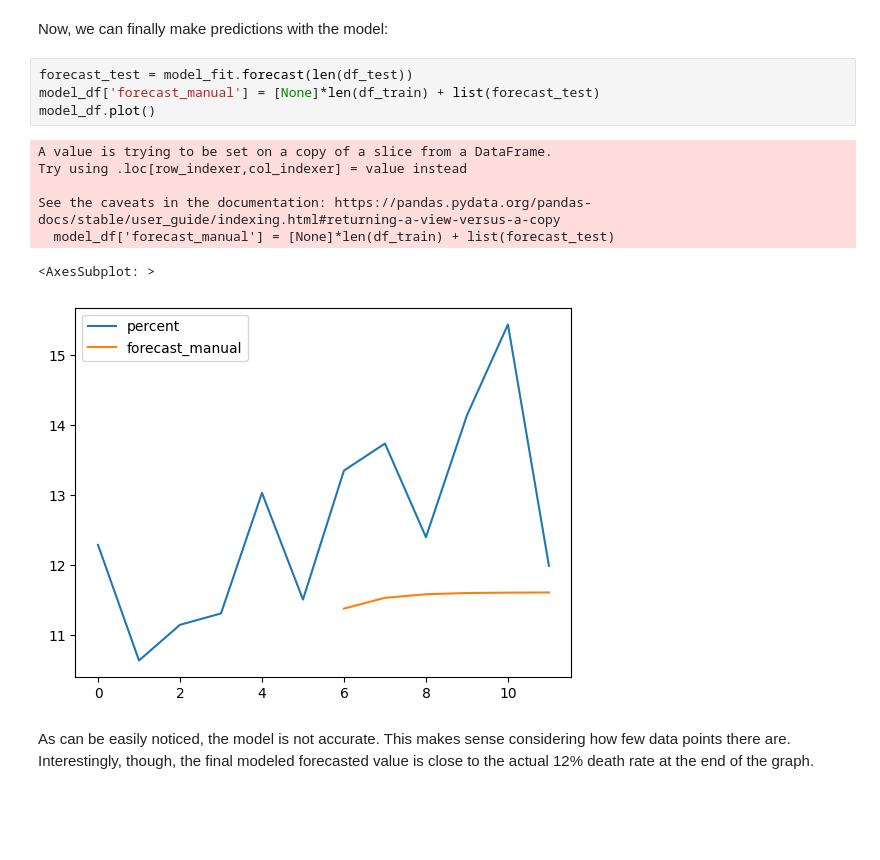
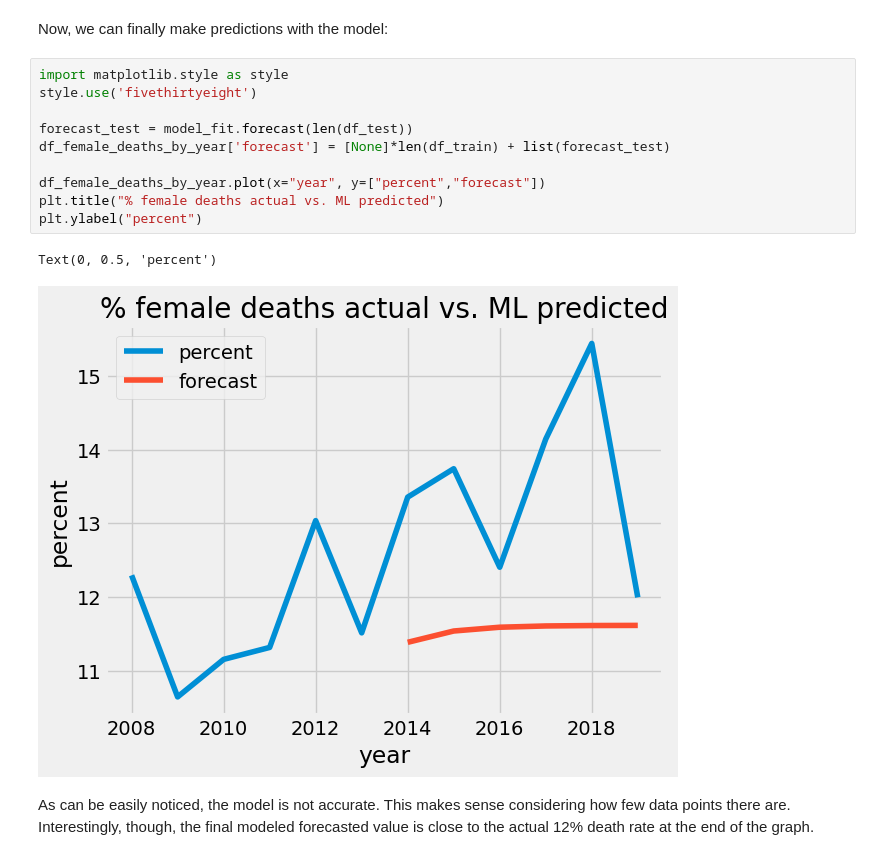
Before and after one commit to athursland/cs216finalproject, a Jupyter notebook: machine learning/arima_model.ipynb, the cells around one changed output. Drawn from its saved outputs; the diff is of its cells as text; blank space fills up the shorter version.

```diff
--- a/machine learning/arima_model.ipynb
+++ b/machine learning/arima_model.ipynb
@@ -142,17 +140,18 @@ plt.show()
 ***It is crucial to notice that the residuals are not approximately normally distributed, meaning we cannot take valid statistical inderence from this data (unfortunately).***
 # %% [markdown]
 Now, we can finally make predictions with the model:
-# %%
-forecast_test = model_fit.forecast(len(df_test))
-model_df['forecast_manual'] = [None]*len(df_train) + list(forecast_test)
-model_df.plot()
-# %% [output]
-A value is trying to be set on a copy of a slice from a DataFrame.
-Try using .loc[row_indexer,col_indexer] = value instead
-
-See the caveats in the documentation: https://pandas.pydata.org/pandas-docs/stable/user_guide/indexing.html#returning-a-view-versus-a-copy
-  model_df['forecast_manual'] = [None]*len(df_train) + list(forecast_test)
-<AxesSubplot: >
-[figure, removed]
+# %%
+import matplotlib.style as style
+style.use('fivethirtyeight')
+
+forecast_test = model_fit.forecast(len(df_test))
+df_female_deaths_by_year['forecast'] = [None]*len(df_train) + list(forecast_test)
+
+df_female_deaths_by_year.plot(x="year", y=["percent","forecast"])
+plt.title("% female deaths actual vs. ML predicted")
+plt.ylabel("percent")
+# %% [output]
+Text(0, 0.5, 'percent')
+[figure, added]
 # %% [markdown]
 As can be easily noticed, the model is not accurate. This makes sense considering how few data points there are. Interestingly, though, the final modeled forecasted value is close to the actual 12% death rate at the end of the graph.
```
Also changed, not shown: parts of 3 cells of this notebook.
